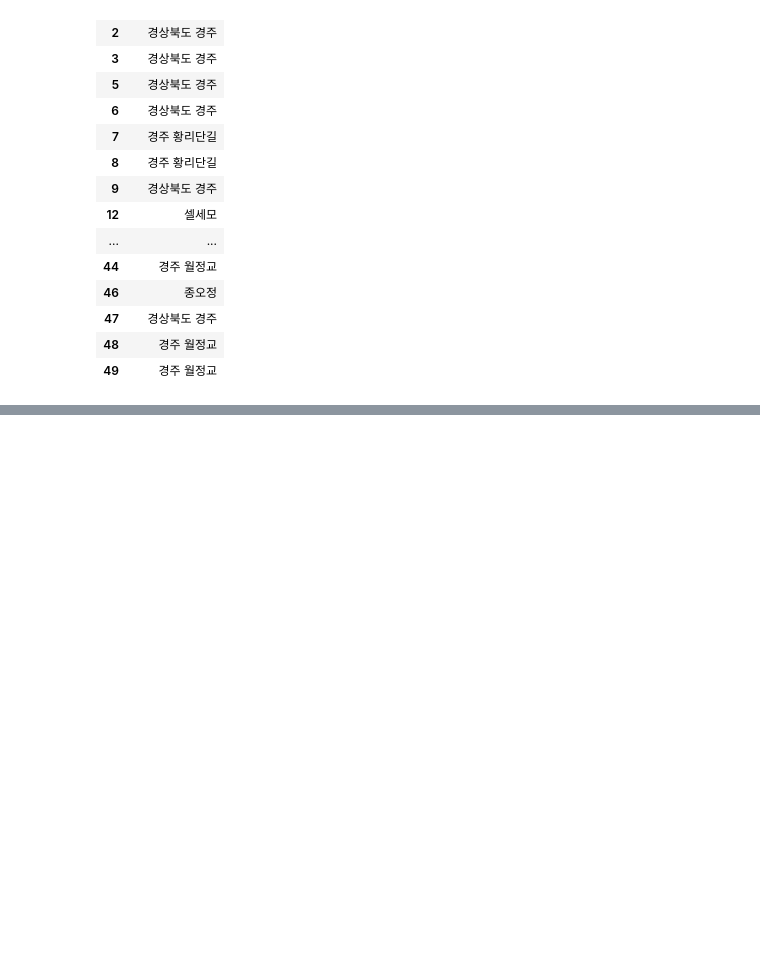
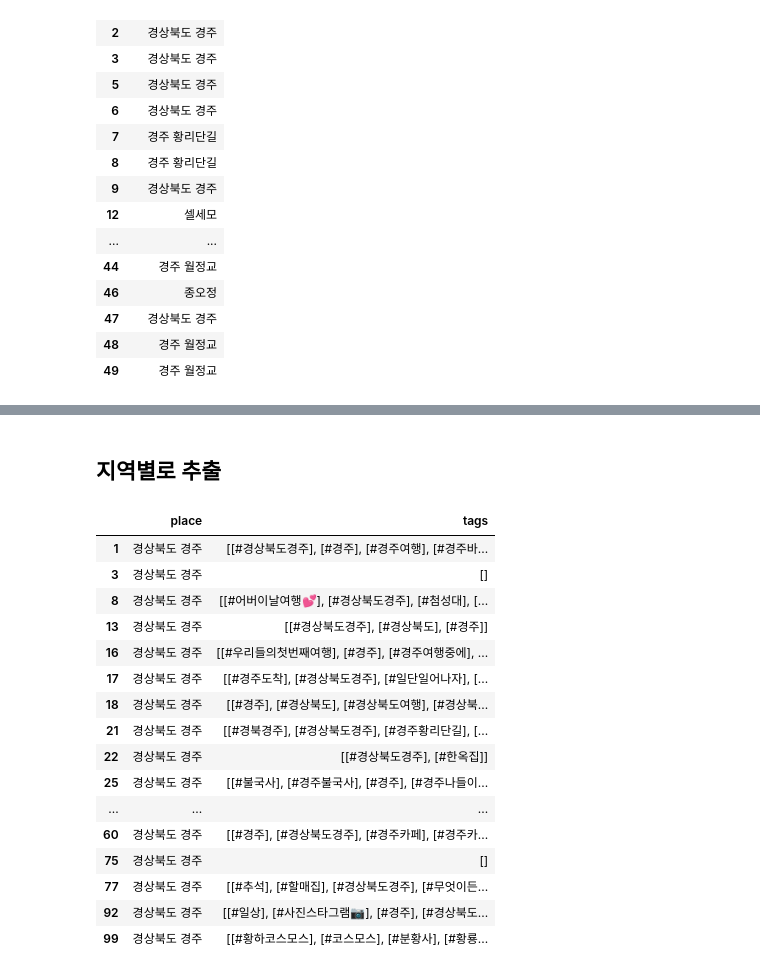
Before and after one commit to clock18/Jupiter, a Jupyter notebook: MLP_Project_4.ipynb, the cells around one changed output, grey strips where cells are left out. Saved outputs shown, nothing was run; the diff lists cells and outputs as text; code cells hidden in the pictures; blank space fills up the shorter version.

```diff
--- a/MLP_Project_4.ipynb
+++ b/MLP_Project_4.ipynb
@@ -247,0 +404,24 @@ TypeError: sequence item 0: expected str instance, list found
+# %% [markdown]
+## 지역별로 추출
+# %%
+condition = (results_df.place == '경상북도 경주')
+results_df4 = results_df.loc[condition, ['place', 'tags']]
+results_df4
+# %% [output]
+|  | place | tags |
+| 1 | 경상북도 경주 | [[#경상북도경주], [#경주], [#경주여행], [#경주바... |
+| 3 | 경상북도 경주 | [] |
+| 8 | 경상북도 경주 | [[#어버이날여행💕], [#경상북도경주], [#첨성대], [... |
+| 13 | 경상북도 경주 | [[#경상북도경주], [#경상북도], [#경주]] |
+| 16 | 경상북도 경주 | [[#우리들의첫번째여행], [#경주], [#경주여행중에], ... |
+| 17 | 경상북도 경주 | [[#경주도착], [#경상북도경주], [#일단일어나자], [... |
+| 18 | 경상북도 경주 | [[#경주], [#경상북도], [#경상북도여행], [#경상북... |
+| 21 | 경상북도 경주 | [[#경북경주], [#경상북도경주], [#경주황리단길], [... |
+| 22 | 경상북도 경주 | [[#경상북도경주], [#한옥집]] |
+| 25 | 경상북도 경주 | [[#불국사], [#경주불국사], [#경주], [#경주나들이... |
+| ... | ... | ... |
+| 60 | 경상북도 경주 | [[#경주], [#경상북도경주], [#경주카페], [#경주카... |
+| 75 | 경상북도 경주 | [] |
+| 77 | 경상북도 경주 | [[#추석], [#할매집], [#경상북도경주], [#무엇이든... |
+| 92 | 경상북도 경주 | [[#일상], [#사진스타그램📷], [#경주], [#경상북도... |
+| 99 | 경상북도 경주 | [[#황하코스모스], [#코스모스], [#분황사], [#황룡... |
```
Also changed, not shown: parts of 13 cells of this notebook.
